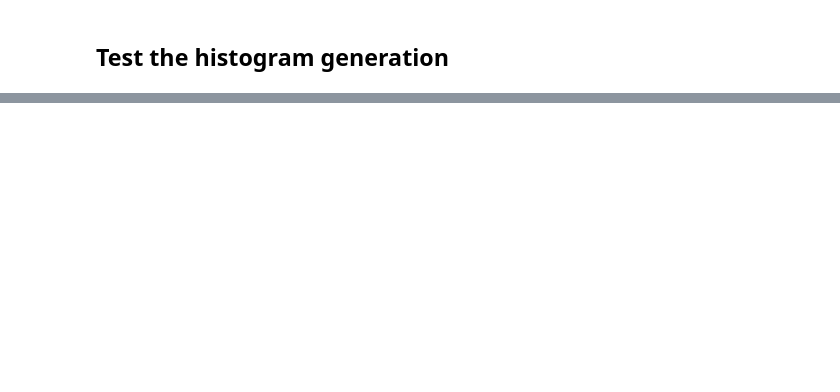
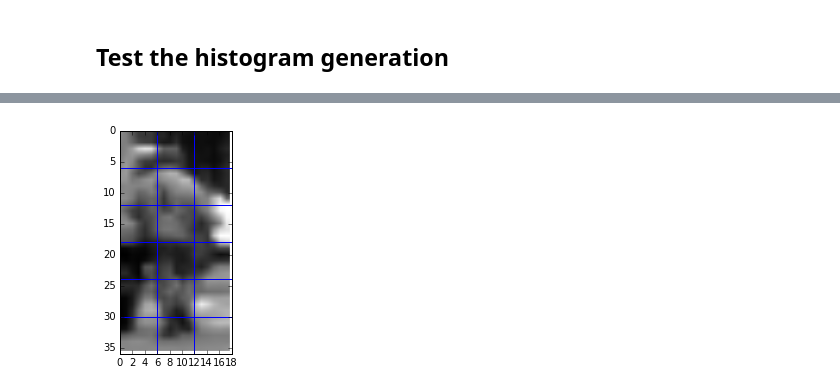
Before and after one commit to alghammariosmah/Automotive-Computing-, a Jupyter notebook: project 2/project_2.ipynb, the cells around one changed output, grey strips where cells are left out. Saved outputs shown, nothing was run; the diff lists cells and outputs as text; code cells hidden in the pictures; blank space fills up the shorter version.

```diff
--- a/project 2/project_2.ipynb
+++ b/project 2/project_2.ipynb
@@ -470,0 +641,5 @@ test_histogram = test_cell.plotHistogram()
+# %%
+# for the first test lets display all blocks
+plotBlocks(flatten(blockGrid), numpyImage)
+# %% [output]
+[figure, added]
```
Also changed, not shown: parts of 50 cells of this notebook.
